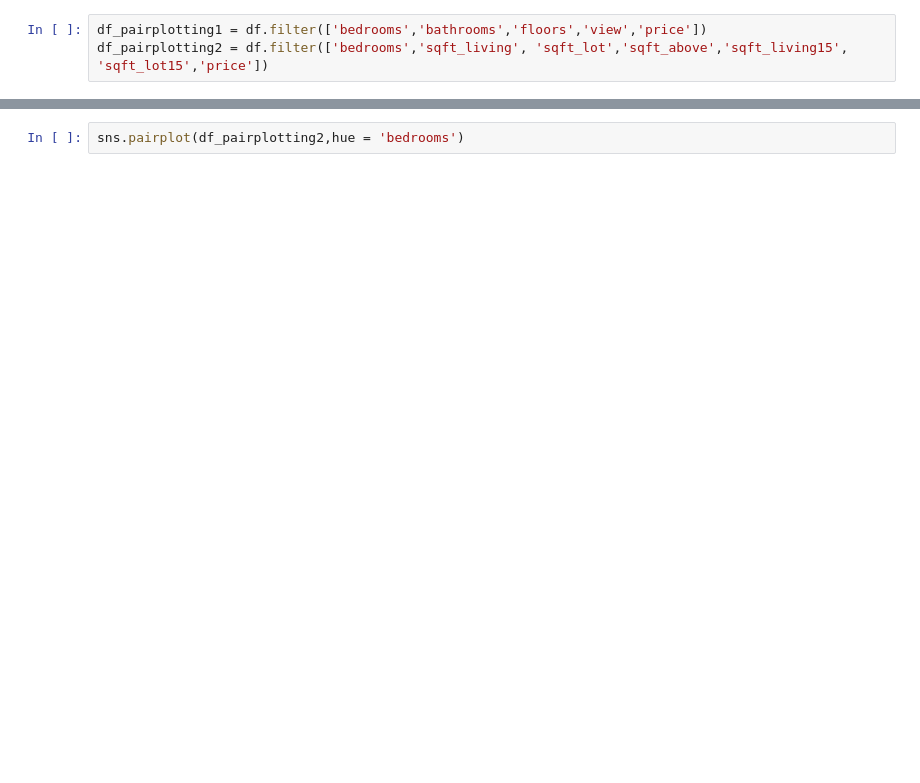
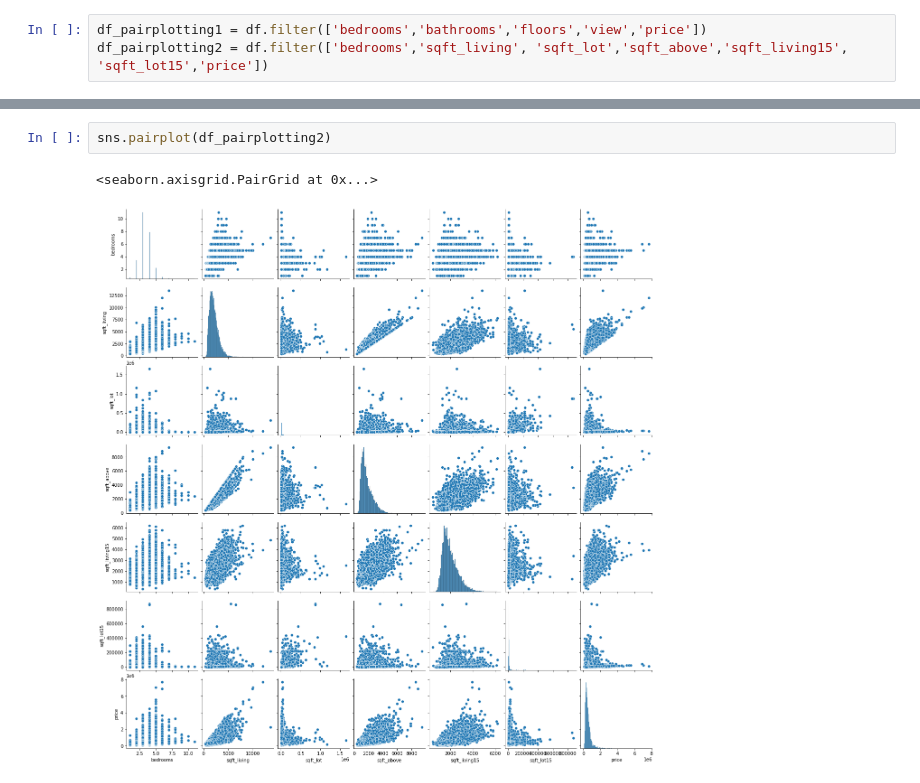
Before and after one commit to ssaeed85/dsc-ph2-KingsCountyRealEstate, a Jupyter notebook: Workspace/Saad/Notebook.ipynb, the cells around one changed output, grey strips where cells are left out. Drawn from its saved outputs; the diff is of its cells as text; blank space fills up the shorter version.

```diff
--- a/Workspace/Saad/Notebook.ipynb
+++ b/Workspace/Saad/Notebook.ipynb
@@ -401,2 +410,5 @@ sns.pairplot(df_pairplotting1,hue = 'bedrooms')
 # %%
-sns.pairplot(df_pairplotting2,hue = 'bedrooms')
+sns.pairplot(df_pairplotting2)
+# %% [output]
+<seaborn.axisgrid.PairGrid at 0x...>
+[figure, added]
```
Also changed, not shown: parts of 44 cells of this notebook, 1 other file.
